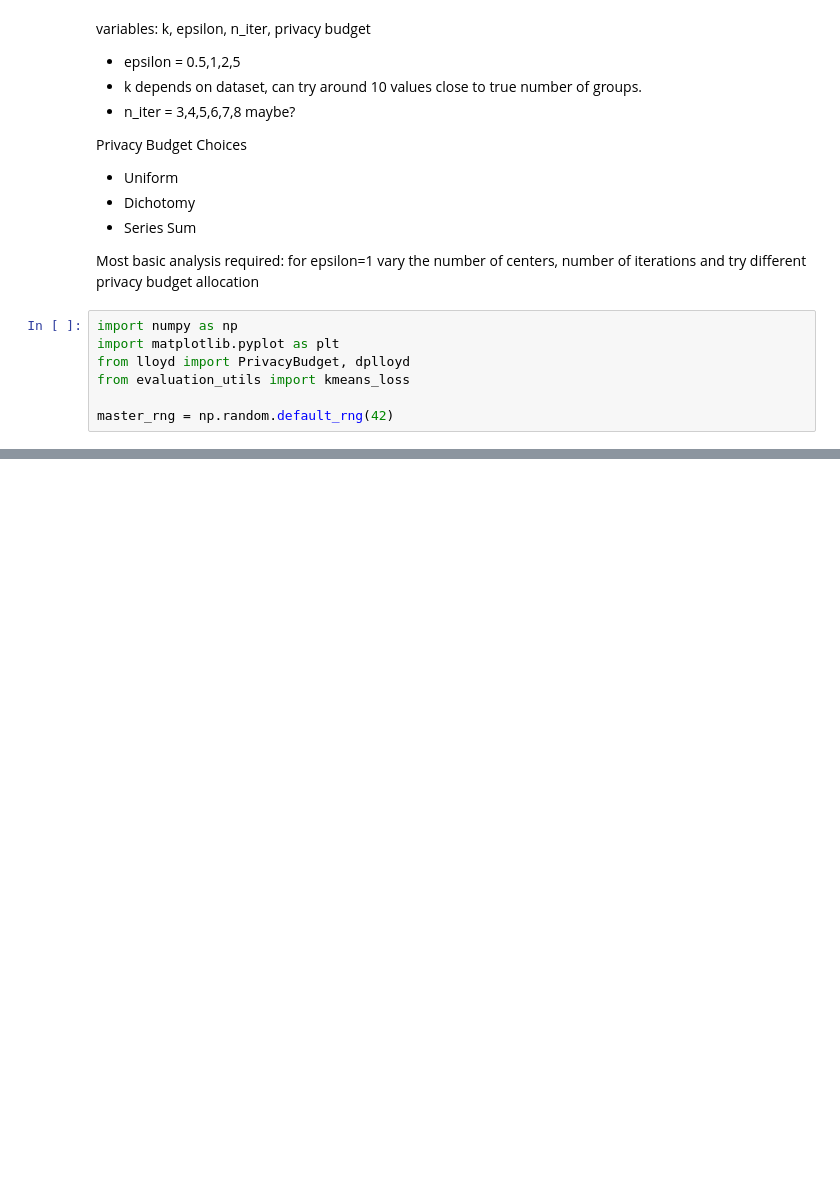
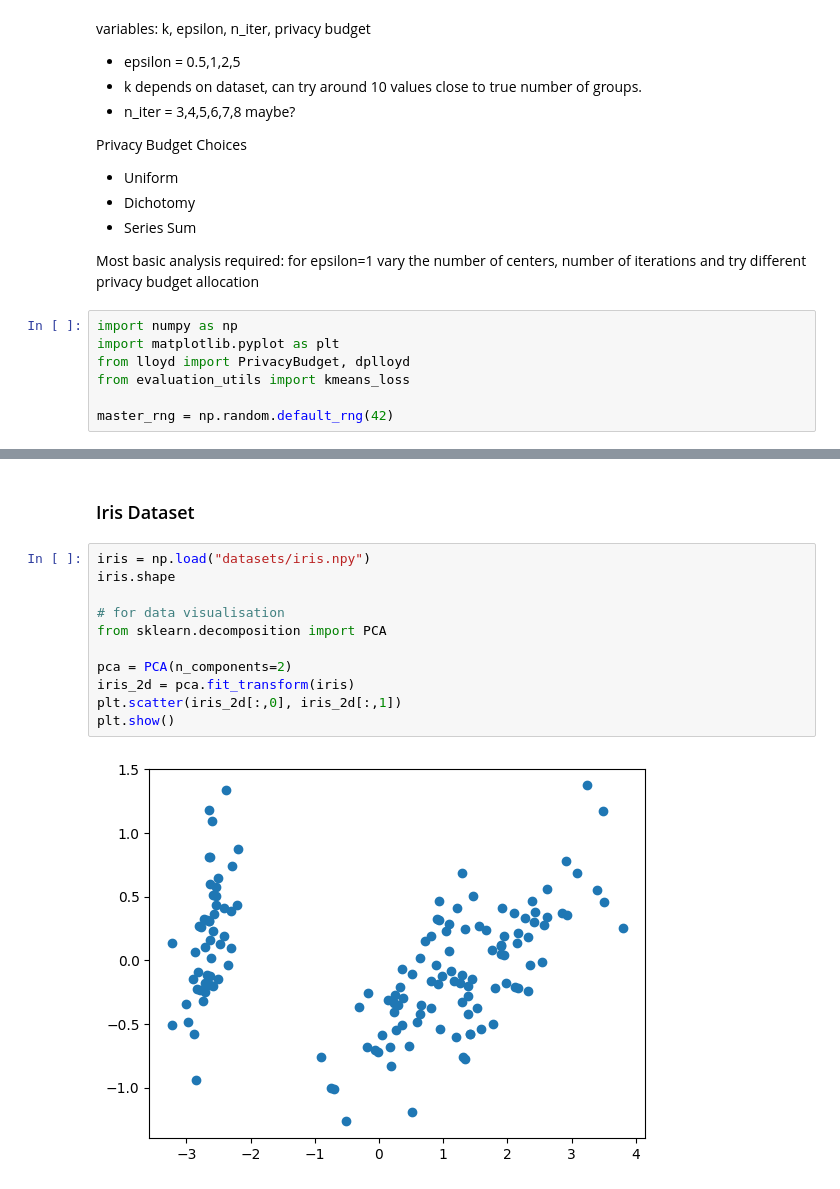
Before and after one commit to amy-ln/dpclustering, a Jupyter notebook: dplloyd-experiment.ipynb, the cells around one changed output, grey strips where cells are left out. Drawn from its saved outputs; the diff is of its cells as text; blank space fills up the shorter version.

```diff
--- a/dplloyd-experiment.ipynb
+++ b/dplloyd-experiment.ipynb
@@ -160,0 +188,15 @@ KeyboardInterrupt:
+# %% [markdown]
+### Iris Dataset
+# %%
+iris = np.load("datasets/iris.npy")
+iris.shape
+
+# for data visualisation
+from sklearn.decomposition import PCA
+
+pca = PCA(n_components=2)
+iris_2d = pca.fit_transform(iris)
+plt.scatter(iris_2d[:,0], iris_2d[:,1])
+plt.show()
+# %% [output]
+[figure, added]
```
Also changed, not shown: parts of 12 cells of this notebook, 2 other files.
